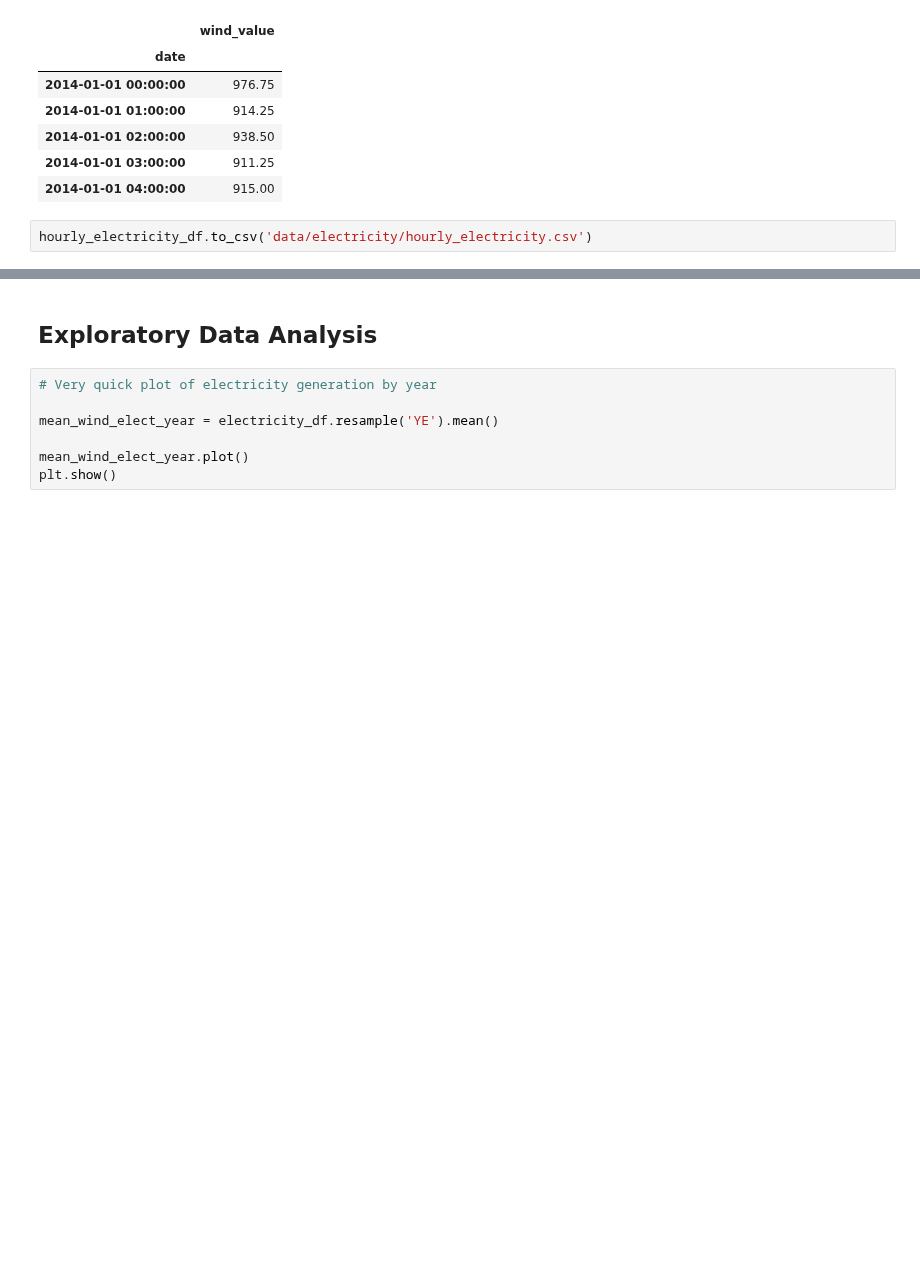
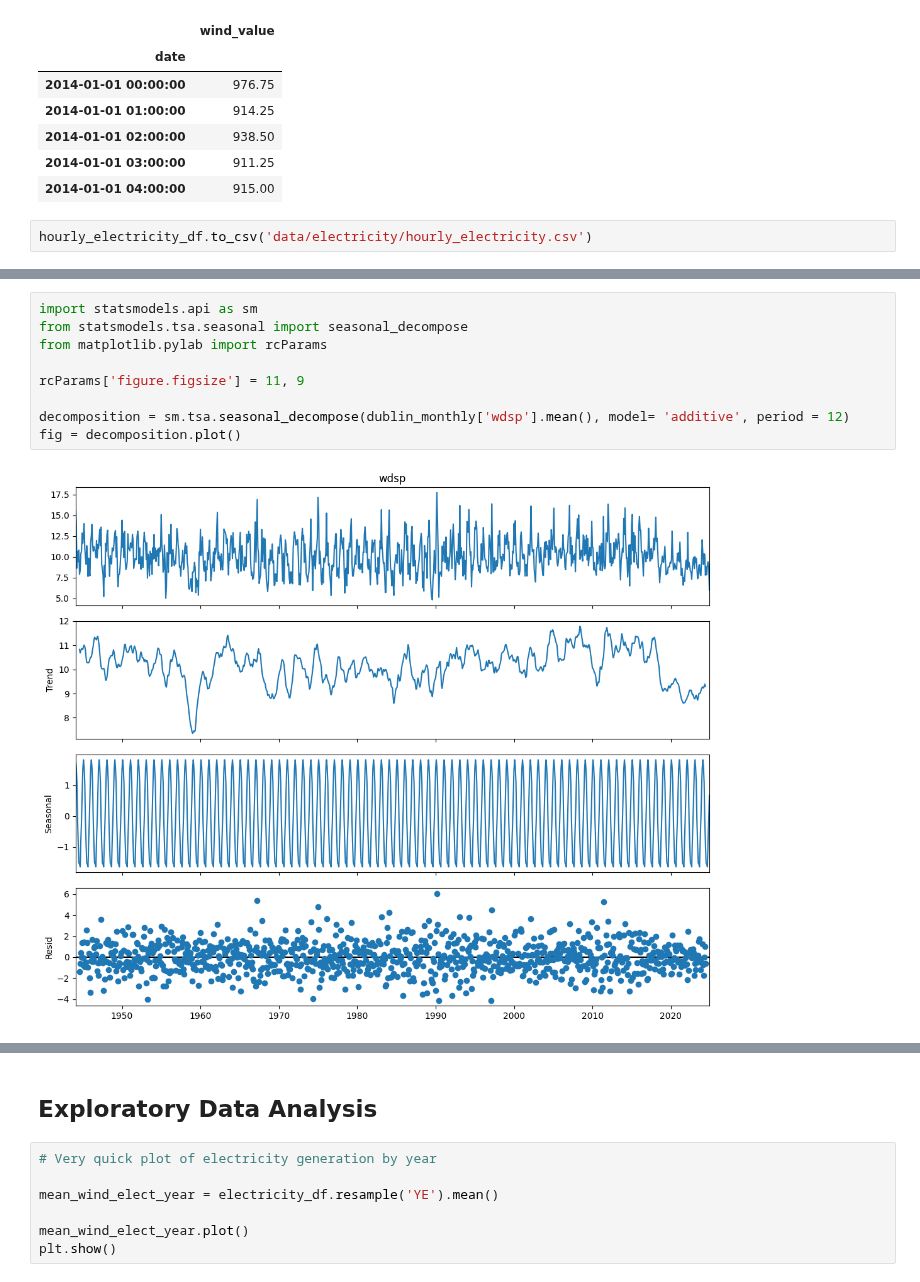
Before and after one commit to IreneKilgannon/PFDA, a Jupyter notebook: PFDA-project/wind.ipynb, the cells around one changed output, grey strips where cells are left out. Drawn from its saved outputs; the diff is of its cells as text; blank space fills up the shorter version.

```diff
--- a/PFDA-project/wind.ipynb
+++ b/PFDA-project/wind.ipynb
@@ -180,0 +272,11 @@ Is Ireland getting windier>
+# %%
+import statsmodels.api as sm
+from statsmodels.tsa.seasonal import seasonal_decompose
+from matplotlib.pylab import rcParams
+
+rcParams['figure.figsize'] = 11, 9
+
+decomposition = sm.tsa.seasonal_decompose(dublin_monthly['wdsp'].mean(), model= 'additive', period = 12)
+fig = decomposition.plot()
+# %% [output]
+[figure, added]
```
Also changed, not shown: parts of 15 cells of this notebook.
